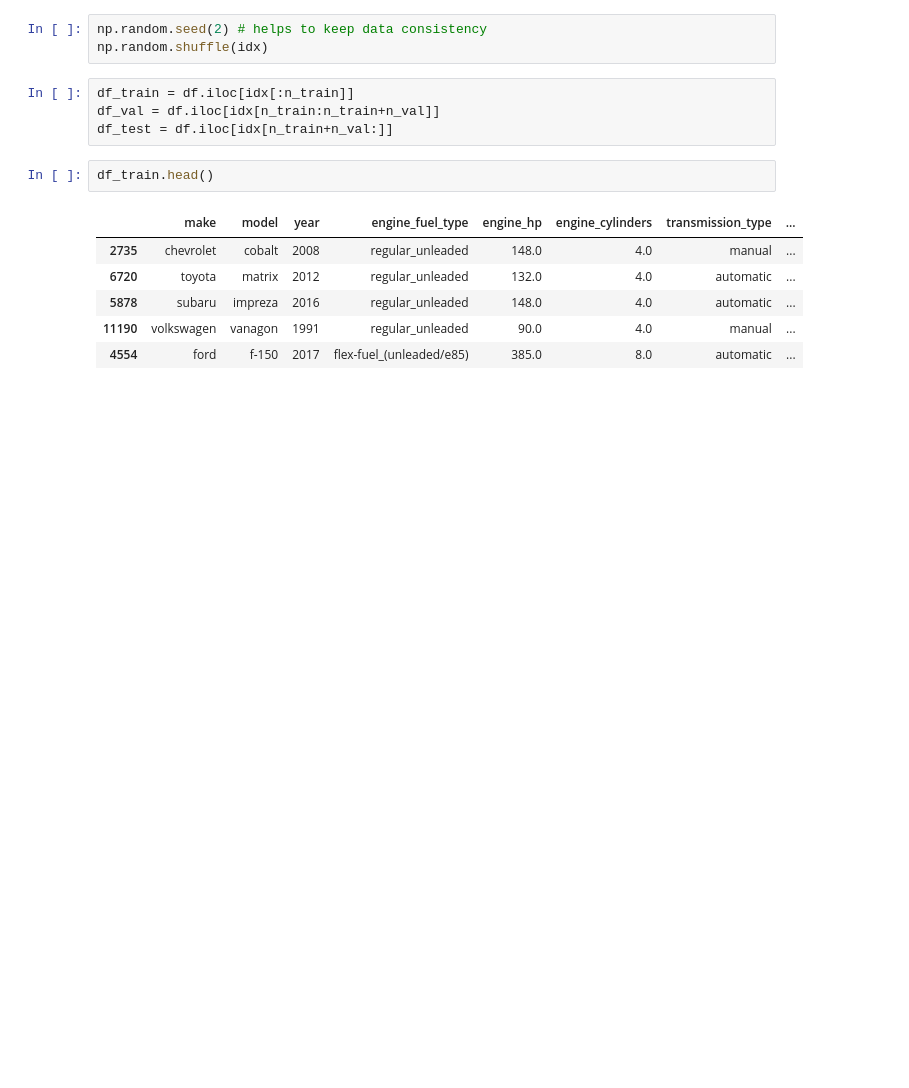
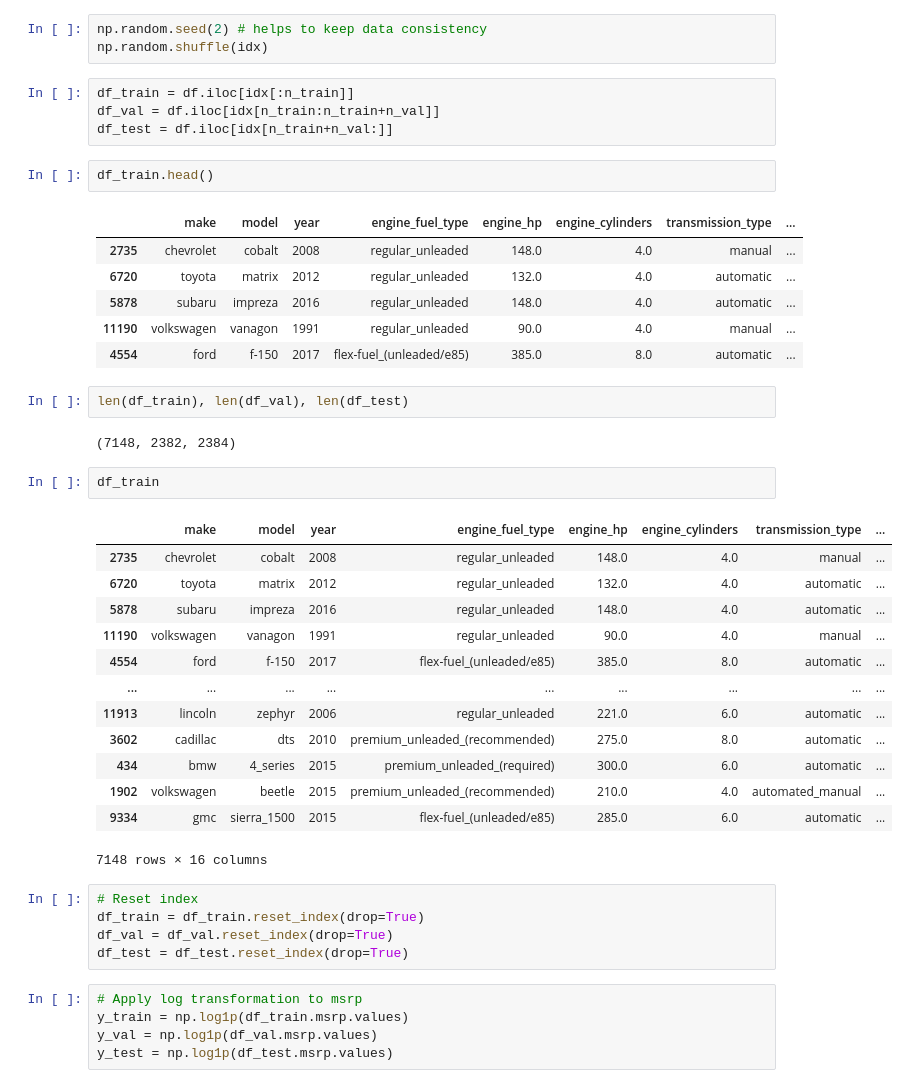
Before and after one commit to Santiagospinai7/ml-zoomcamp-homework, a Jupyter notebook: 02-regression/car_price.ipynb, the cells around one changed output. Saved outputs shown, nothing was run; the diff lists cells and outputs as text; blank space fills up the shorter version.

Commit message:
reset index, apply transformation to msrp

```diff
--- a/02-regression/car_price.ipynb
+++ b/02-regression/car_price.ipynb
@@ -252,3 +252,33 @@ df_train.head()
 | 5878 | subaru | impreza | 2016 | regular_unleaded | 148.0 | 4.0 | automatic | ... |
 | 11190 | volkswagen | vanagon | 1991 | regular_unleaded | 90.0 | 4.0 | manual | ... |
 | 4554 | ford | f-150 | 2017 | flex-fuel_(unleaded/e85) | 385.0 | 8.0 | automatic | ... |
+# %%
+len(df_train), len(df_val), len(df_test)
+# %% [output]
+(7148, 2382, 2384)
+# %%
+df_train
+# %% [output]
+|  | make | model | year | engine_fuel_type | engine_hp | engine_cylinders | transmission_type | ... |
+| 2735 | chevrolet | cobalt | 2008 | regular_unleaded | 148.0 | 4.0 | manual | ... |
+| 6720 | toyota | matrix | 2012 | regular_unleaded | 132.0 | 4.0 | automatic | ... |
+| 5878 | subaru | impreza | 2016 | regular_unleaded | 148.0 | 4.0 | automatic | ... |
+| 11190 | volkswagen | vanagon | 1991 | regular_unleaded | 90.0 | 4.0 | manual | ... |
+| 4554 | ford | f-150 | 2017 | flex-fuel_(unleaded/e85) | 385.0 | 8.0 | automatic | ... |
+| ... | ... | ... | ... | ... | ... | ... | ... | ... |
+| 11913 | lincoln | zephyr | 2006 | regular_unleaded | 221.0 | 6.0 | automatic | ... |
+| 3602 | cadillac | dts | 2010 | premium_unleaded_(recommended) | 275.0 | 8.0 | automatic | ... |
+| 434 | bmw | 4_series | 2015 | premium_unleaded_(required) | 300.0 | 6.0 | automatic | ... |
+| 1902 | volkswagen | beetle | 2015 | premium_unleaded_(recommended) | 210.0 | 4.0 | automated_manual | ... |
+| 9334 | gmc | sierra_1500 | 2015 | flex-fuel_(unleaded/e85) | 285.0 | 6.0 | automatic | ... |
+7148 rows × 16 columns
+# %%
+# Reset index
+df_train = df_train.reset_index(drop=True)
+df_val = df_val.reset_index(drop=True)
+df_test = df_test.reset_index(drop=True)
+# %%
+# Apply log transformation to msrp
+y_train = np.log1p(df_train.msrp.values)
+y_val = np.log1p(df_val.msrp.values)
+y_test = np.log1p(df_test.msrp.values)
```
